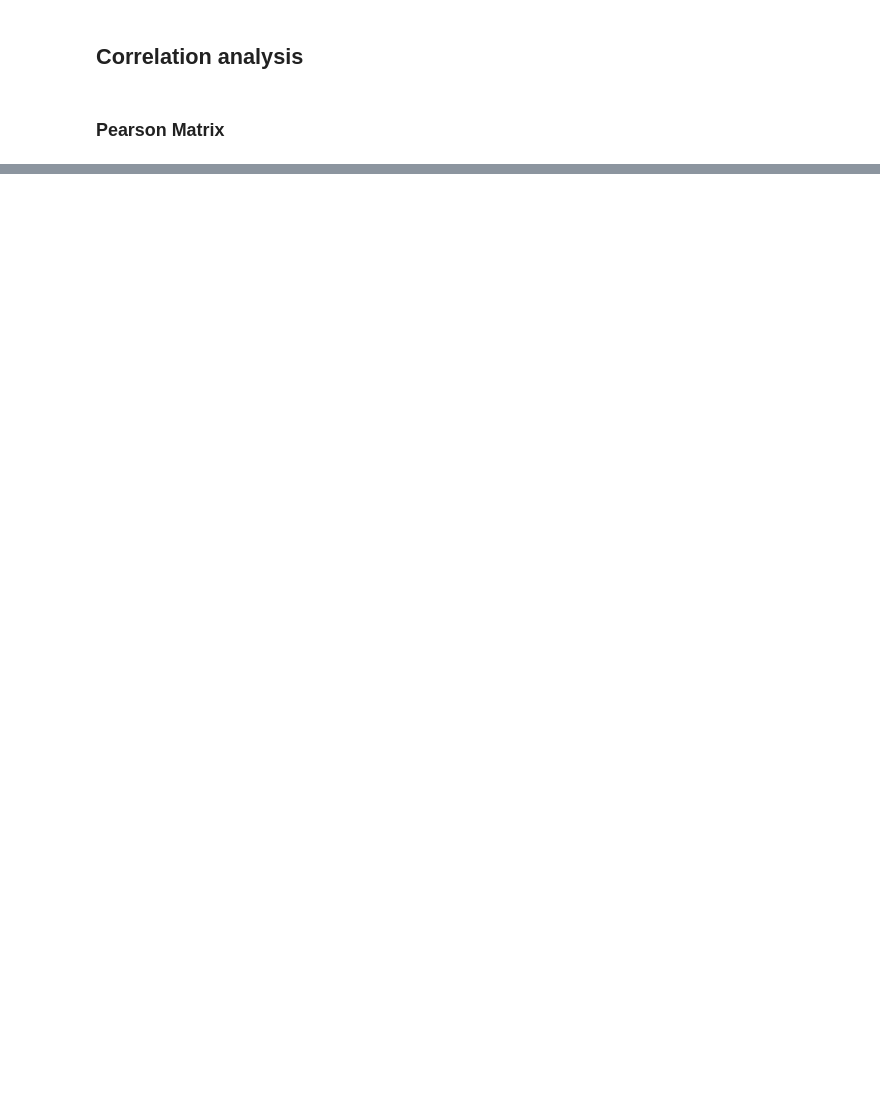
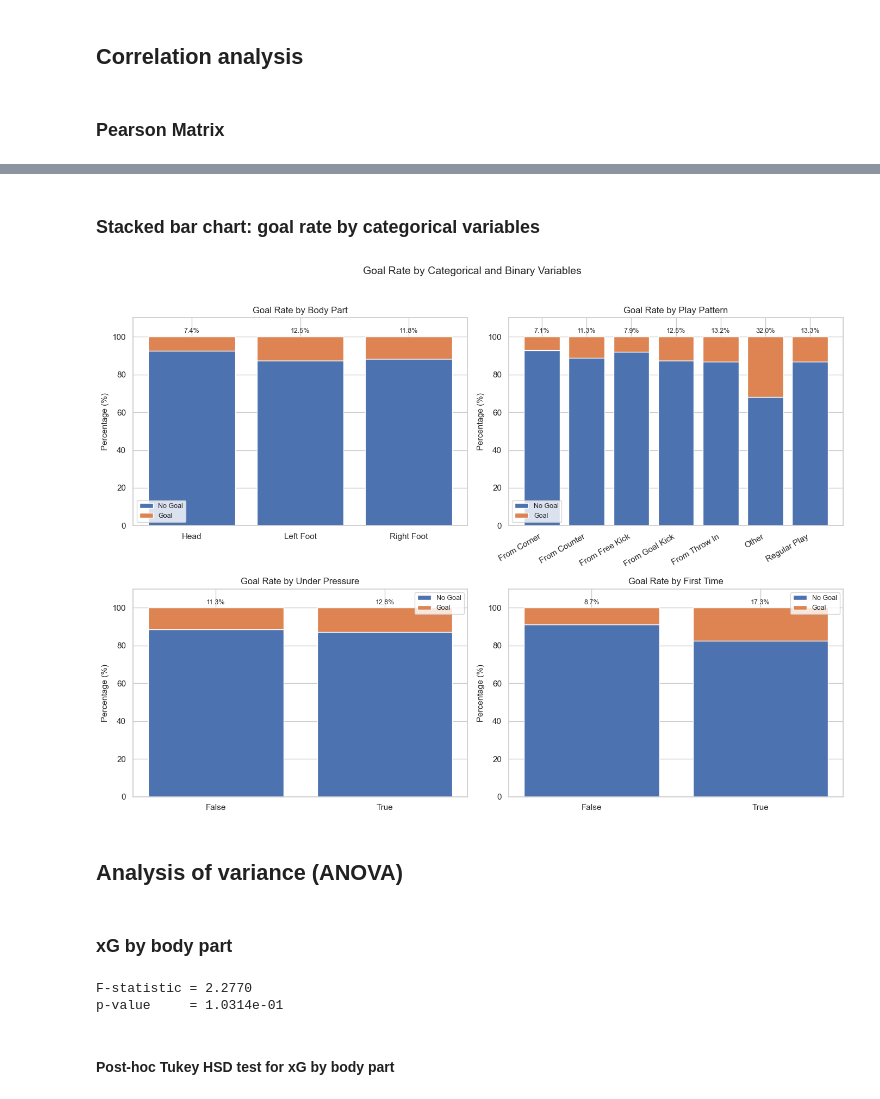
Before and after one commit to gabreyrom/MA541-Statistical-Methods-Course-Project, a Jupyter notebook: final_project.ipynb, the cells around one changed output, grey strips where cells are left out. Saved outputs shown, nothing was run; the diff lists cells and outputs as text; code cells hidden in the pictures; blank space fills up the shorter version.

```diff
--- a/final_project.ipynb
+++ b/final_project.ipynb
@@ -358,0 +530,59 @@ Heatmap saved to figures/fig_correlation_heatmap.png
+# %% [markdown]
+### Stacked bar chart: goal rate by categorical variables
+# %%
+fig, axes = plt.subplots(2, 2, figsize=(14, 10))
+
+for ax, var, title in zip(
+    axes.flatten(),
+    ["body_part", "play_pattern", "under_pressure", "first_time"],
+    ["Body Part", "Play Pattern", "Under Pressure", "First Time"]
+):
+    goal_rates = df.groupby(var)["goal"].mean() * 100
+    no_goal_rates = 100 - goal_rates
+    categories = goal_rates.index
+
+    ax.bar(categories, no_goal_rates, color="#4C72B0",
+           edgecolor="white", label="No Goal")
+    ax.bar(categories, goal_rates, bottom=no_goal_rates,
+           color="#DD8452", edgecolor="white", label="Goal")
+    ax.set_ylabel("Percentage (%)", fontsize=11)
+    ax.set_title(f"Goal Rate by {title}", fontsize=12)
+    ax.legend(fontsize=9)
+    ax.set_ylim(0, 110)
+    if var == "play_pattern":
+        ax.tick_params(axis="x", rotation=30)
+        for label in ax.get_xticklabels():
+            label.set_ha("right")
+    for i, (cat, rate) in enumerate(goal_rates.items()):
+        ax.text(i, 102, f"{rate:.1f}%", ha="center", fontsize=9)
+
+for ax, var in zip(axes.flatten(),
+                   ["body_part", "play_pattern",
+                    "under_pressure", "first_time"]):
+    if var in ["under_pressure", "first_time"]:
+        ax.set_xticks([0, 1])
+        ax.set_xticklabels(["False", "True"])
+
+plt.suptitle("Goal Rate by Categorical and Binary Variables",
+             fontsize=14, y=1.02)
+plt.tight_layout()
+plt.savefig("figures/fig_categorical_goalrates.png", dpi=150,
+            bbox_inches="tight")
+plt.show()
+# %% [output]
+[figure, added]
+# %% [markdown]
+## Analysis of variance (ANOVA)
+# %% [markdown]
+###  xG by body part
+# %%
+groups_bp = [df[df["body_part"] == bp]["xg"].values
+             for bp in df["body_part"].unique()]
+f_stat, p_val = f_oneway(*groups_bp)
+print(f"F-statistic = {f_stat:.4f}")
+print(f"p-value     = {p_val:.4e}")
+# %% [output]
+F-statistic = 2.2770
+p-value     = 1.0314e-01
+# %% [markdown]
+#### Post-hoc Tukey HSD test for xG by body part
```
Also changed, not shown: parts of 47 cells of this notebook, 7 other files.
